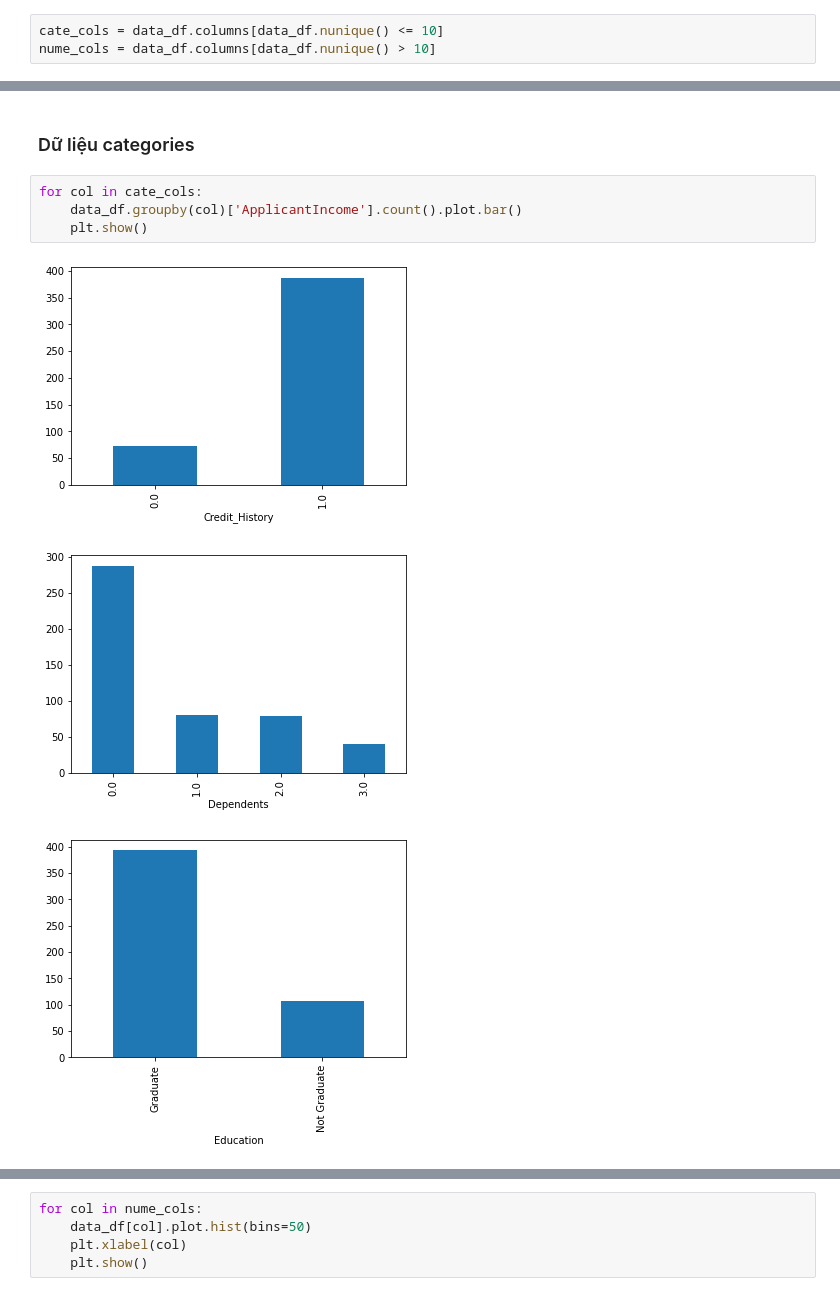
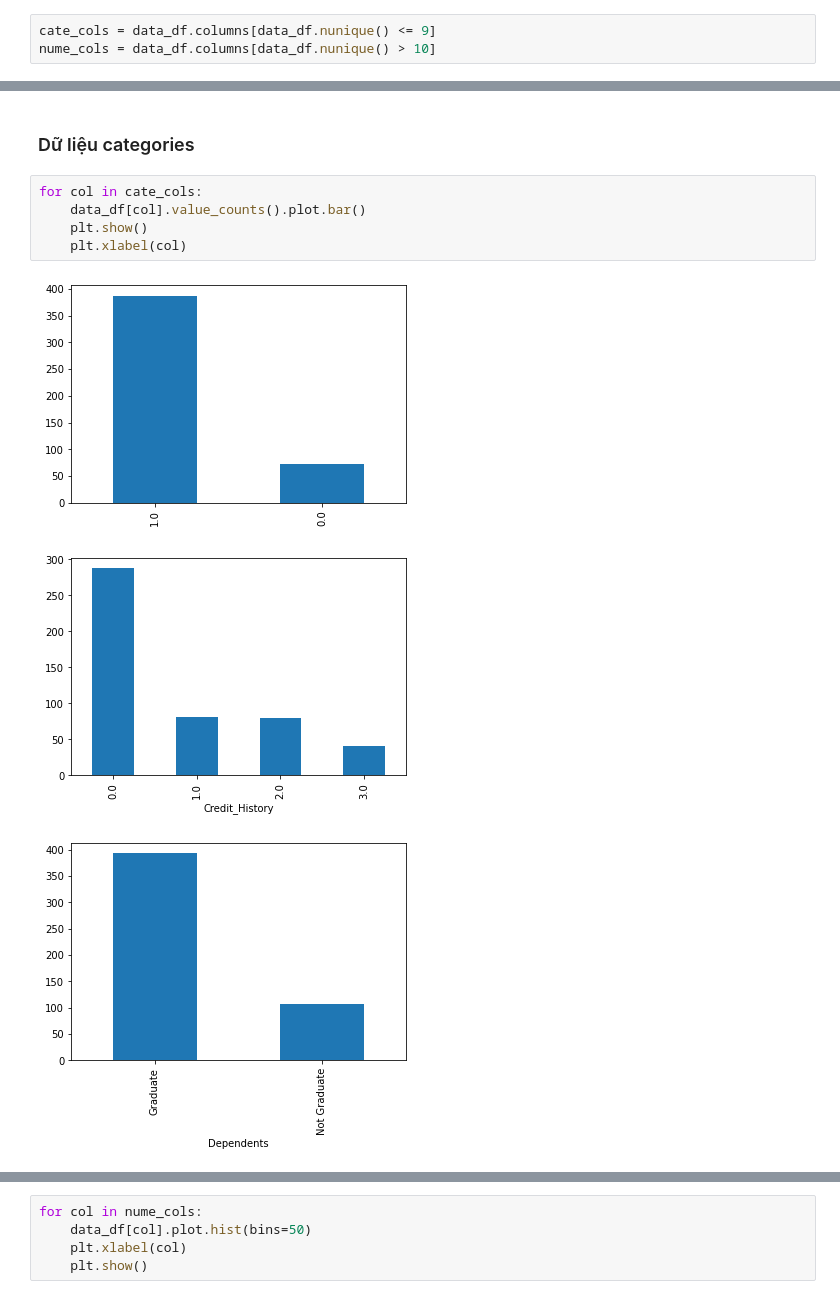
Before and after one commit to tonyvu1289/P4DS-FinalProject-vip, a Jupyter notebook: congduy.ipynb, the cells around one changed output, grey strips where cells are left out. Cells and saved outputs as stored; diff of their text form.

```diff
--- a/congduy.ipynb
+++ b/congduy.ipynb
@@ -196,5 +196,5 @@ except:
 # %% [markdown]
 Ta sẽ cho cột numeric là các cột có nhiều hơn 10 giá trị khác nhau. Các cột còn lại là category.
 # %%
-cate_cols = data_df.columns[data_df.nunique() <= 10]
+cate_cols = data_df.columns[data_df.nunique() <= 9]
 nume_cols = data_df.columns[data_df.nunique() > 10]
@@ -206,9 +207,10 @@ Index(['ApplicantIncome', 'CoapplicantIncome', 'LoanAmount'], dtype='object')
 ### Dữ liệu categories
 # %%
 for col in cate_cols:
-    data_df.groupby(col)['ApplicantIncome'].count().plot.bar()
+    data_df[col].value_counts().plot.bar()
     plt.show()
+    plt.xlabel(col)
 # %% [output]
-[figure, old version]
+[figure, new version]
-[figure, old version]
+[figure, new version]
-[figure, old version]
+[figure, new version]
```
Also changed, not shown: parts of 3 cells of this notebook, 1 other file.
